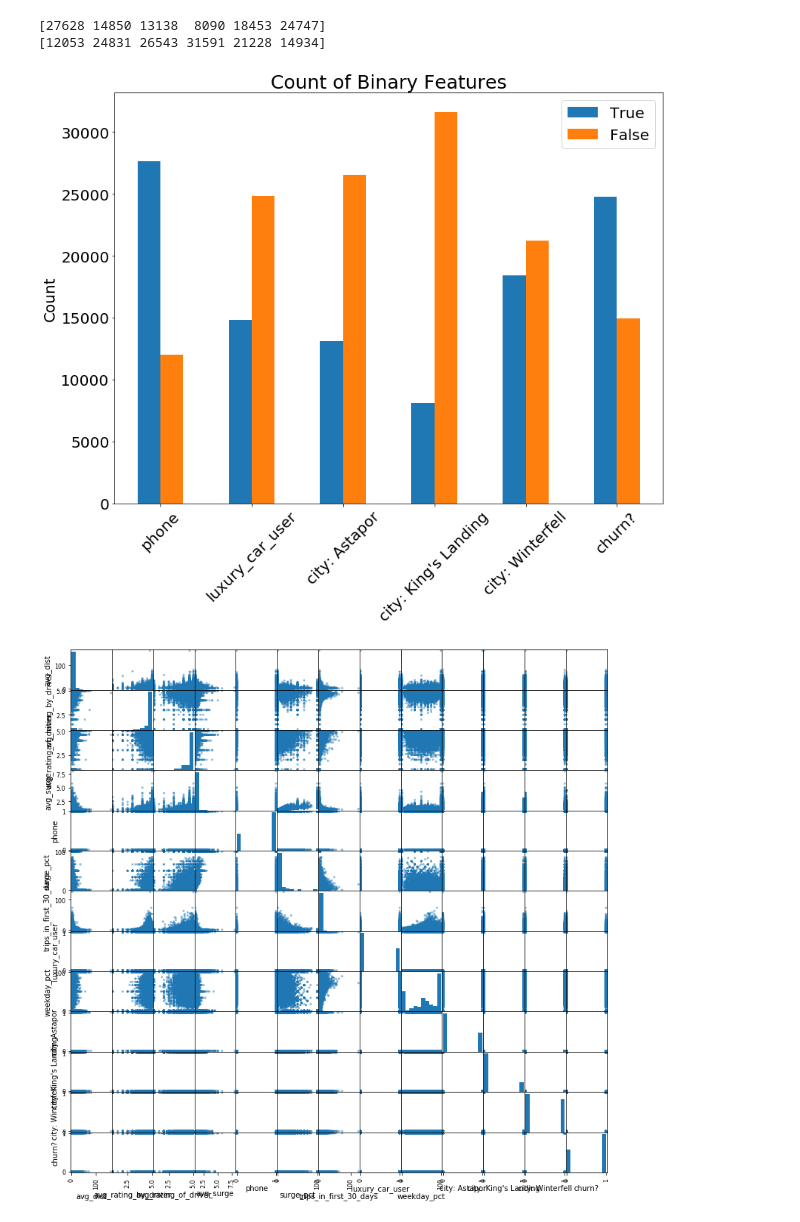
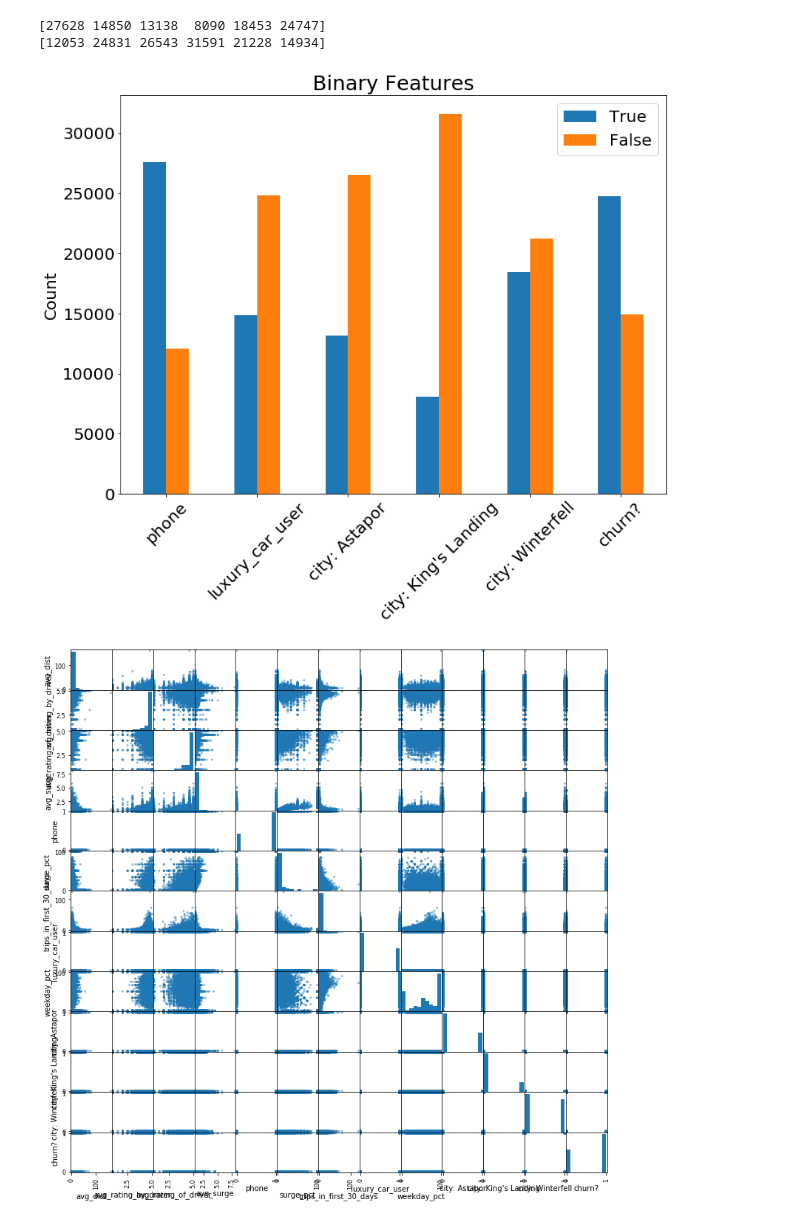
Before and after one commit to mkpetterson/ride-share-churn, a Jupyter notebook: eda.ipynb, the cells around one changed output. Saved outputs shown, nothing was run; the diff lists cells and outputs as text; code cells hidden in the pictures.

Commit message:
updates to nn nb, images, readme created

```diff
--- a/eda.ipynb
+++ b/eda.ipynb
@@ -57,22 +57,23 @@ memory usage: 4.2 MB
 # %%
 cols = ['phone','luxury_car_user','city: Astapor',"city: King's Landing",'city: Winterfell','churn?']
 
 ones = churn[cols].sum(axis=0).values
 zeros = churn.shape[0] - ones
 print(ones)
 print(zeros)
 
 plot_df = pd.DataFrame({'1': ones, '0': zeros}, index=cols)
 
-fig, ax = plt.subplots(figsize=(13,10))
+fig, ax = plt.subplots(figsize=(12,9))
 plot_df.plot.bar(ax=ax, fontsize=20, rot=45);
-ax.set_title('Count of Binary Features', fontsize=25);
+ax.set_title('Binary Features', fontsize=25);
 ax.set_ylabel('Count', fontsize=20);
 ax.legend(['True','False'], fontsize=20);
+fig.savefig('img/binary_bar_chart.png')
 # %% [output]
 [27628 14850 13138  8090 18453 24747]
 [12053 24831 26543 31591 21228 14934]
-[figure, old version]
+[figure, new version]
 # %%
 pd.plotting.scatter_matrix(churn, figsize=(13,13));
 # %% [output]
```
Also changed, not shown: 6 other files.
